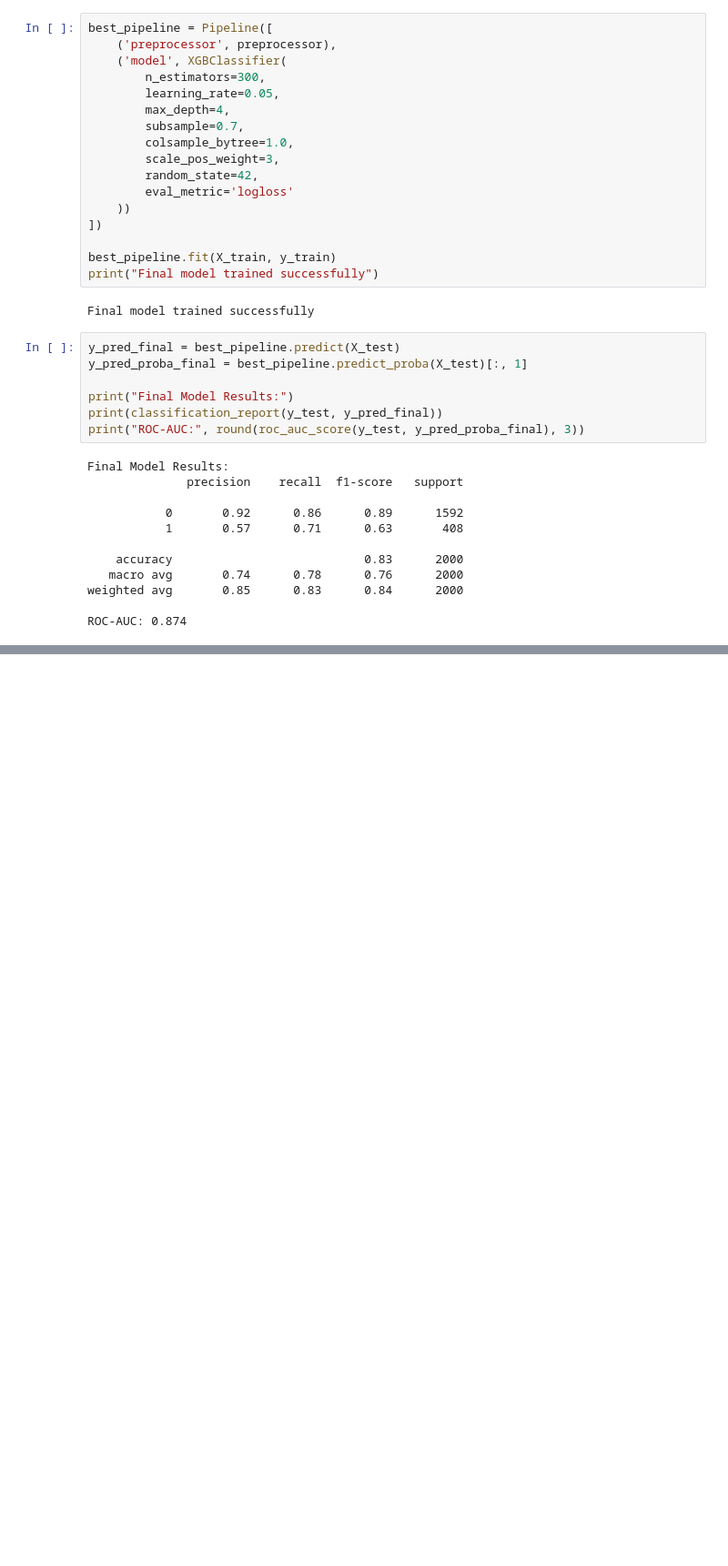
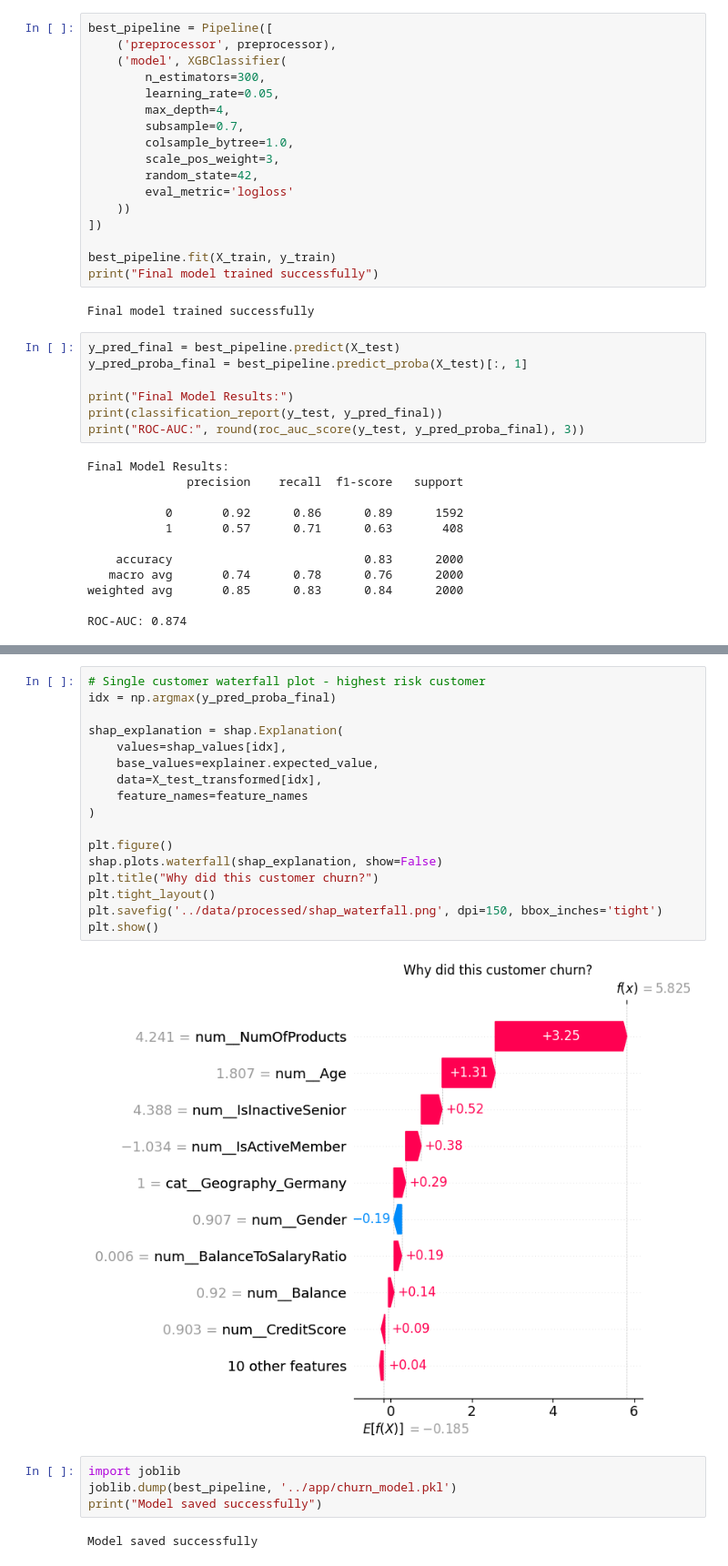
Before and after one commit to Parth2711b/Customer-churn-prediction-and-retention-analytics, a Jupyter notebook: notebooks/model_engineering.ipynb, the cells around one changed output, grey strips where cells are left out. Shown at 91% size. Drawn from its saved outputs; the diff is of its cells as text; blank space fills up the shorter version.

```diff
--- a/notebooks/model_engineering.ipynb
+++ b/notebooks/model_engineering.ipynb
@@ -385,0 +598,25 @@ ROC-AUC: 0.874
+# %%
+# Single customer waterfall plot - highest risk customer
+idx = np.argmax(y_pred_proba_final)
+
+shap_explanation = shap.Explanation(
+    values=shap_values[idx],
+    base_values=explainer.expected_value,
+    data=X_test_transformed[idx],
+    feature_names=feature_names
+)
+
+plt.figure()
+shap.plots.waterfall(shap_explanation, show=False)
+plt.title("Why did this customer churn?")
+plt.tight_layout()
+plt.savefig('../data/processed/shap_waterfall.png', dpi=150, bbox_inches='tight')
+plt.show()
+# %% [output]
+[figure, added]
+# %%
+import joblib
+joblib.dump(best_pipeline, '../app/churn_model.pkl')
+print("Model saved successfully")
+# %% [output]
+Model saved successfully
```
Also changed, not shown: parts of 10 cells of this notebook, 6 other files.
